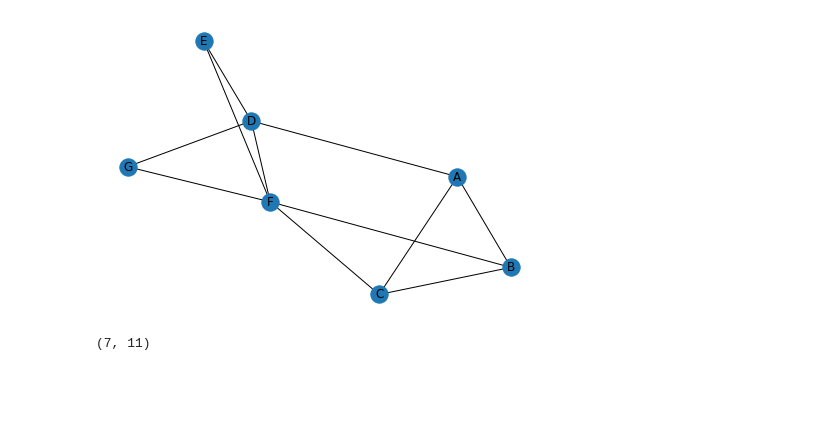
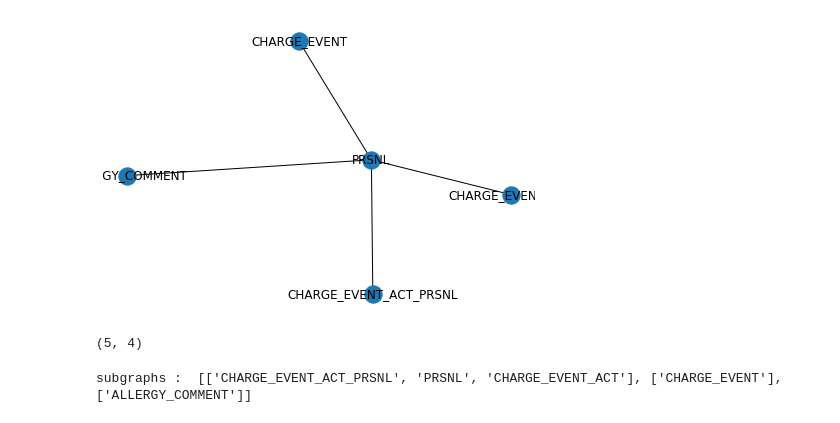
Before and after one commit to praveennhiremath/Community_Detection, a Jupyter notebook: comm_detection_GN.ipynb, the cells around one changed output. Cells and saved outputs as stored; diff of their text form; code cells hidden in the pictures; blank space fills up the shorter version.

```diff
--- a/comm_detection_GN.ipynb
+++ b/comm_detection_GN.ipynb
@@ -6,27 +7,20 @@ import matplotlib.pyplot as plt
 
 %matplotlib inline
-# %%
-# load the graph
-#G = nx.karate_club_graph()
-G = nx.Graph()
-G.add_nodes_from(['A','B','C','D','E','F','G'])
-G.add_weighted_edges_from([('A','B',0.2), ('A','C',0.1), ('A','D',0.2)])
-G.add_weighted_edges_from([('B','C',0.2),('B','F',0.1)])
-G.add_weighted_edges_from([('C','F',0.2)])
-G.add_weighted_edges_from([('D','E',0.3), ('D','F',0.2), ('D','G',0.4)])
-G.add_weighted_edges_from([('E','F',0.1)])
-G.add_weighted_edges_from([('F','G',0.3)])
-nx.draw(G, with_labels = True)
-
-# for n, nbrs in G.adj.items():
-#     for nbr, eattr in nbrs.items():
-#         wt = eattr['weight']
-#         if wt < 0.5: print(f"({n}, {nbr}, {wt:.3})")
-# %% [output]
-[figure, removed]
+# %%
+tablemap_df = pd.read_csv('tablemap.csv')
+G = nx.Graph()
+for index, row in tablemap_df.iterrows():
+    src = row['TABLE1']
+    dest = row['TABLE2']
+    weight = row['TOTAL_AFFINITY']
+    G.add_weighted_edges_from([(src,dest,weight)])
+
+nx.draw(G, with_labels = True)
+# %% [output]
+[figure, added]
 # %%
 len(G.nodes), len(G.edges)
 # %% [output]
-(7, 11)
+(5, 4)
 # %%
 def edge_to_remove(graph):
@@ -62,3 +50,43 @@ for i in c:
+# %%
+# find the nodes forming the communities
+node_groups = []
+
+
+def get_communities(graph):
+
+  # find communities in the graph
+  c = girvan_newman(graph)
+  return c
+
+sb_node_groups = []
+def get_node_groups(c):
+  #sb_node_groups = []
+  for i in c:
+    myList = list(i)
+    sb_node_groups.append(myList)
+
+    #print("SUBGRAPH : " , myList)
+    #print("SUBGRAPH LENGTH: " , len(myList))
+    if(len(myList)> 3):
+      sb_node_groups.remove(myList)
+      #print("Length Greater than 2, inside if : ", myList)
+
+      subgraph = G.subgraph(myList)
+      #print("Subgraph Created : ", myList)
+      c_sb = girvan_newman(subgraph.copy())
+      #print("Communities for Subgraph Done")
+
+      get_node_groups(c_sb)
+
+  return sb_node_groups
+
+# find communities in the graph
+c = get_communities(G.copy())
+node_groups = get_node_groups(c)
+
+print("subgraphs : ", node_groups)
+# %% [output]
+subgraphs :  [['CHARGE_EVENT_ACT_PRSNL', 'PRSNL', 'CHARGE_EVENT_ACT'], ['CHARGE_EVENT'], ['ALLERGY_COMMENT']]
 # %%
 node_groups
 # %% [output]
```
Also changed, not shown: parts of 8 cells of this notebook, 1 other file.
